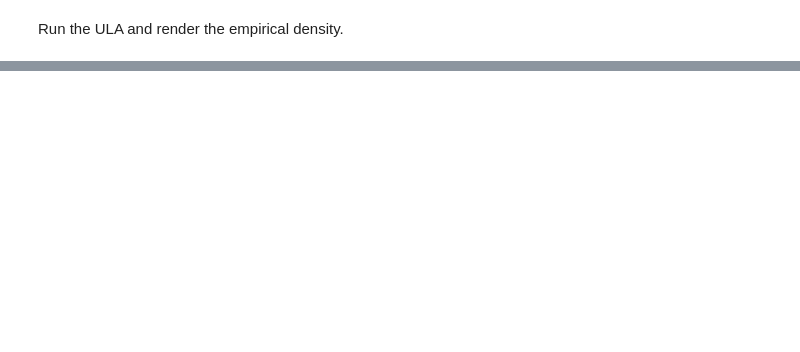
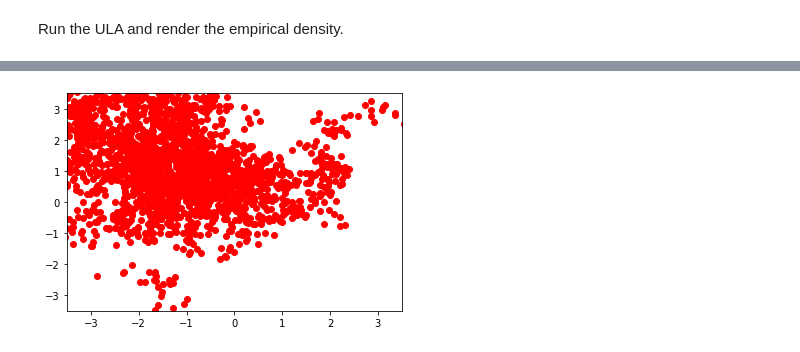
Before and after one commit to jk4011/Fractional-Langevin-Monte-Carlo, a Jupyter notebook: main.ipynb, the cells around one changed output, grey strips where cells are left out. Cells and saved outputs as stored; diff of their text form; code cells hidden in the pictures; blank space fills up the shorter version.

```diff
--- a/main.ipynb
+++ b/main.ipynb
@@ -132,0 +182,7 @@ plt.show()
+# %%
+plt.plot(samples2[:,0], samples2[:,1], 'ro')
+plt.xlim([-3.5, 3.5])
+plt.ylim([-3.5, 3.5])
+plt.show()
+# %% [output]
+[figure, added]
```
Also changed, not shown: parts of 15 cells of this notebook, 1 other file.
